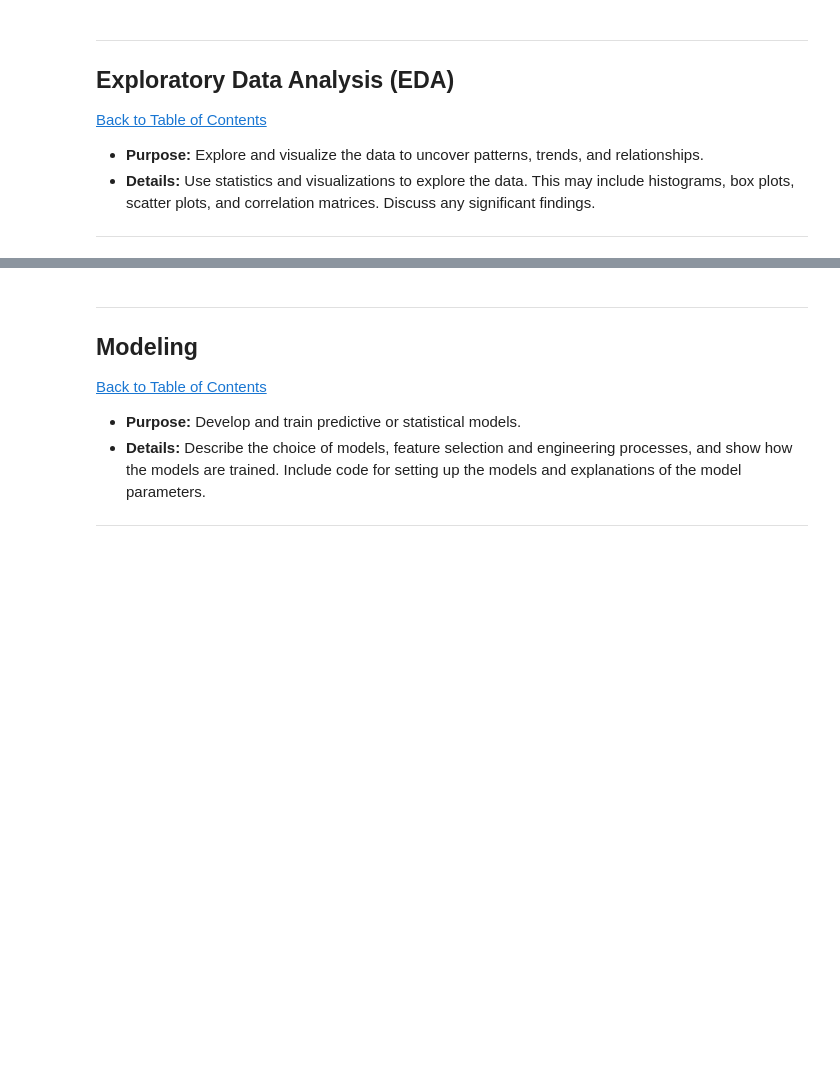
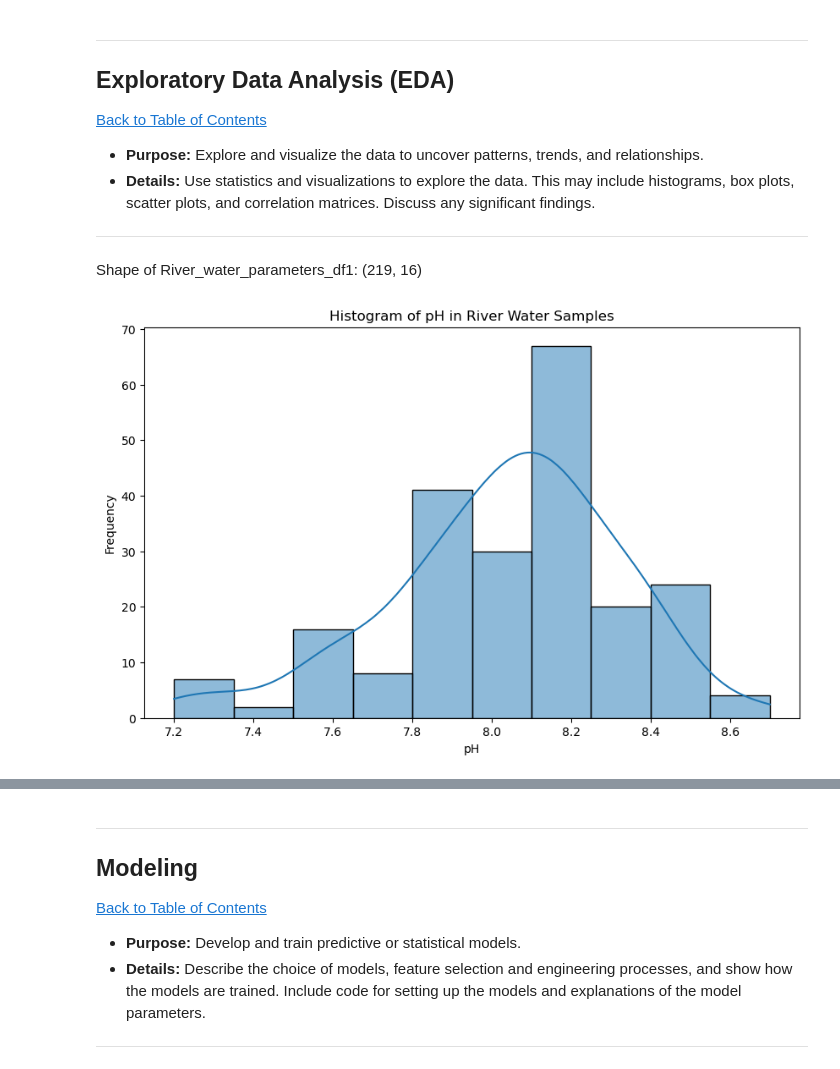
Before and after one commit to KDisney17/Workplace-Module-Project, a Jupyter notebook: KDM_QCTO_Workplace-Module-Notebook.ipynb, the cells around one changed output, grey strips where cells are left out. Cells and saved outputs as stored; diff of their text form; code cells hidden in the pictures; blank space fills up the shorter version.

```diff
--- a/KDM_QCTO_Workplace-Module-Notebook.ipynb
+++ b/KDM_QCTO_Workplace-Module-Notebook.ipynb
@@ -213,0 +266,27 @@ memory usage: 27.5+ KB
+# %% [markdown]
+Shape of River_water_parameters_df1: (219, 16)
+# %%
+import pandas as pd
+import matplotlib.pyplot as plt
+import seaborn as sns
+
+# Load the dataset
+df = pd.read_csv('River water parameters.csv')
+
+# Example: Plot a histogram for the 'pH' parameter
+# Replace 'pH' with any column name from your dataset
+parameter_column = 'pH'
+
+# Create the histogram
+plt.figure(figsize=(10, 6))
+sns.histplot(df[parameter_column], bins=10, kde=True)  # kde=True adds a kernel density estimate
+
+# Customize the chart
+plt.title(f'Histogram of {parameter_column} in River Water Samples')
+plt.xlabel(parameter_column)
+plt.ylabel('Frequency')
+
+# Show the chart
+plt.show()
+# %% [output]
+[figure, added]
```
Also changed, not shown: parts of 10 cells of this notebook.
